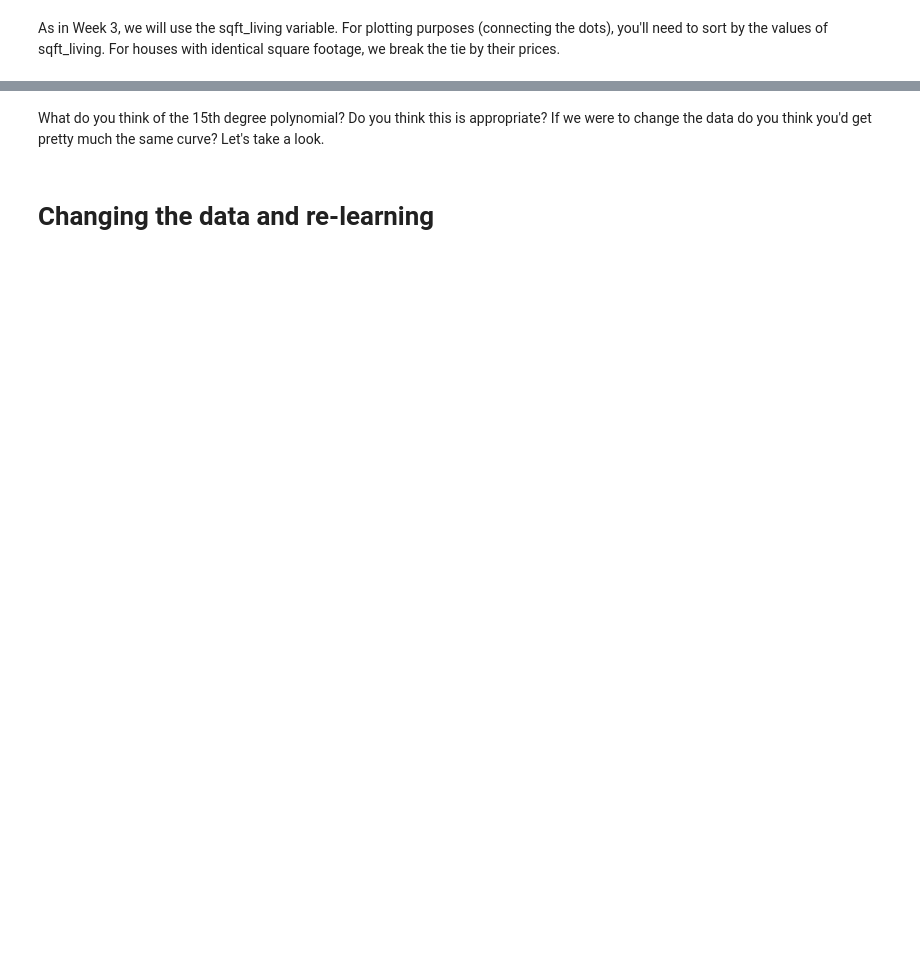
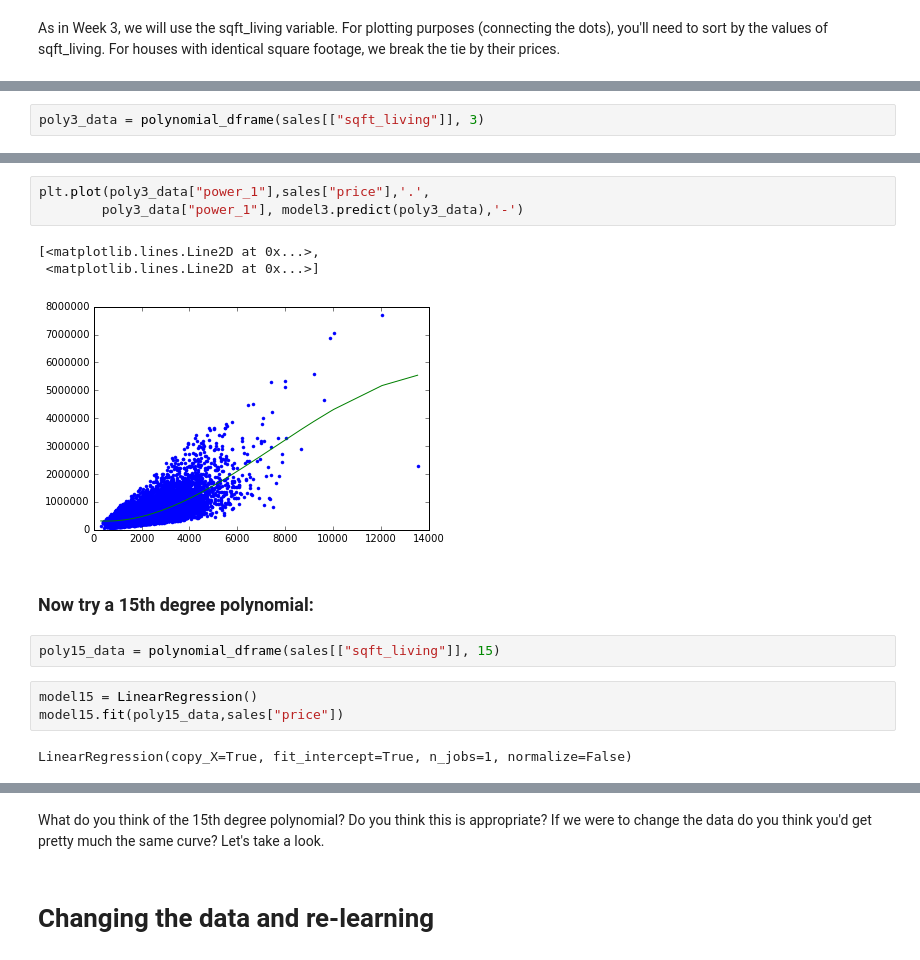
Before and after one commit to ddumet/coursera_machine_learning_pathway_regression, a Jupyter notebook: week-3-polynomial-regression-assignment.ipynb, the cells around one changed output, grey strips where cells are left out. Cells and saved outputs as stored; diff of their text form; blank space fills up the shorter version.

```diff
--- a/week-3-polynomial-regression-assignment.ipynb
+++ b/week-3-polynomial-regression-assignment.ipynb
@@ -134,0 +191,2 @@ Now try a 15th degree polynomial:
+# %%
+poly3_data = polynomial_dframe(sales[["sqft_living"]], 3)
@@ -134,0 +203,16 @@ Now try a 15th degree polynomial:
+# %%
+plt.plot(poly3_data["power_1"],sales["price"],'.',
+        poly3_data["power_1"], model3.predict(poly3_data),'-')
+# %% [output]
+[<matplotlib.lines.Line2D at 0x...>,
+ <matplotlib.lines.Line2D at 0x...>]
+[figure, added]
+# %% [markdown]
+### Now try a 15th degree polynomial:
+# %%
+poly15_data = polynomial_dframe(sales[["sqft_living"]], 15)
+# %%
+model15 = LinearRegression()
+model15.fit(poly15_data,sales["price"])
+# %% [output]
+LinearRegression(copy_X=True, fit_intercept=True, n_jobs=1, normalize=False)
```
Also changed, not shown: parts of 43 cells of this notebook.
